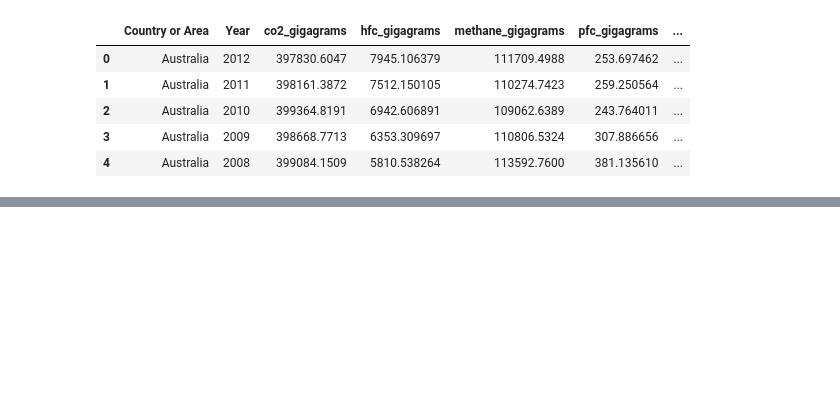
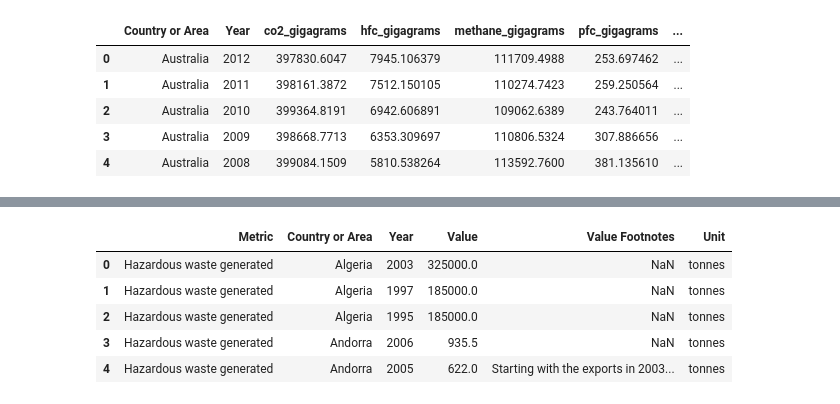
Before and after one commit to hana-makhlouf/watson_studio, a Jupyter notebook: greenhouse gas rates.ipynb, the cells around one changed output, grey strips where cells are left out. Saved outputs shown, nothing was run; the diff lists cells and outputs as text; code cells hidden in the pictures; blank space fills up the shorter version.

```diff
--- a/greenhouse gas rates.ipynb
+++ b/greenhouse gas rates.ipynb
@@ -9,0 +22,14 @@
+# %%
+body = client_86f97583e73d4064a3dac7ec77aeab9b.get_object(Bucket='firstproject-donotdelete-pr-vjlx7kuofxpoph',Key='Environment Statistics Database  Waste.csv')['Body']
+# add missing __iter__ method, so pandas accepts body as file-like object
+if not hasattr(body, "__iter__"): body.__iter__ = types.MethodType( __iter__, body )
+
+df_data_2 = pd.read_csv(body)
+df_data_2.head()
+# %% [output]
+|  | Metric | Country or Area | Year | Value | Value Footnotes | Unit |
+| 0 | Hazardous waste generated | Algeria | 2003 | 325000.0 | NaN | tonnes |
+| 1 | Hazardous waste generated | Algeria | 1997 | 185000.0 | NaN | tonnes |
+| 2 | Hazardous waste generated | Algeria | 1995 | 185000.0 | NaN | tonnes |
+| 3 | Hazardous waste generated | Andorra | 2006 | 935.5 | NaN | tonnes |
+| 4 | Hazardous waste generated | Andorra | 2005 | 622.0 | Starting with the exports in 2003... | tonnes |
```
Also changed, not shown: parts of 3 cells of this notebook.
